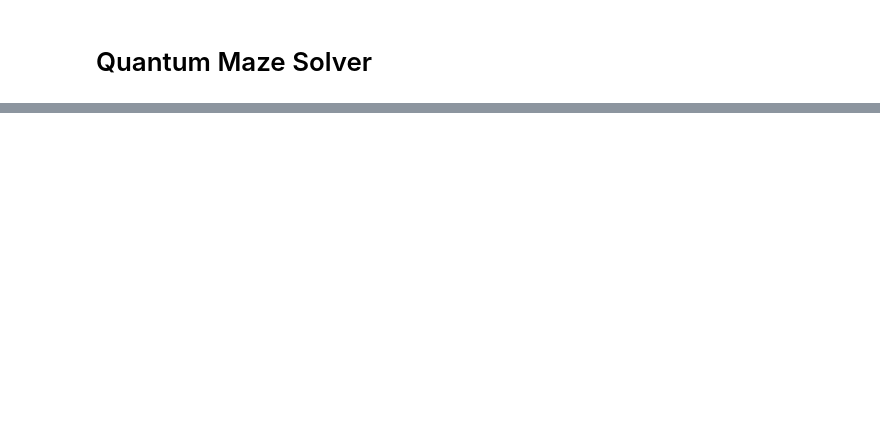
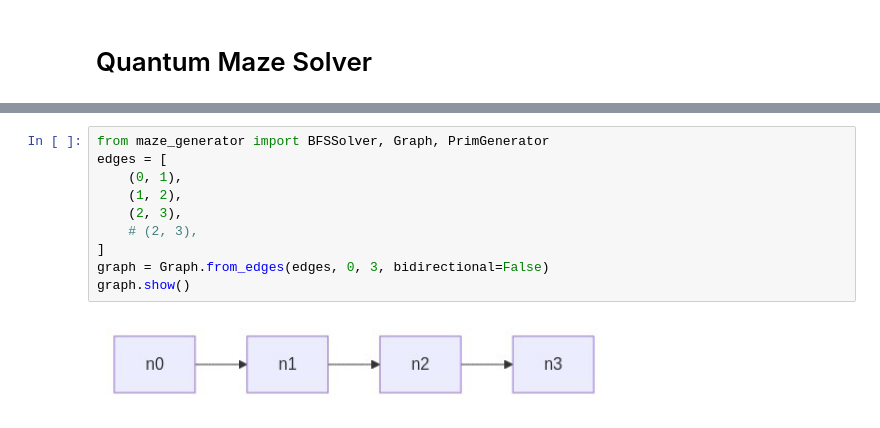
Before and after one commit to 1ngVG-QCCE/QuantumMazeSolver, a Jupyter notebook: maze_solver_tests.ipynb, the cells around one changed output, grey strips where cells are left out. Drawn from its saved outputs; the diff is of its cells as text; blank space fills up the shorter version.

```diff
--- a/maze_solver_tests.ipynb
+++ b/maze_solver_tests.ipynb
@@ -2,0 +104,12 @@
+# %%
+from maze_generator import BFSSolver, Graph, PrimGenerator
+edges = [
+    (0, 1),
+    (1, 2),
+    (2, 3),
+    # (2, 3),
+]
+graph = Graph.from_edges(edges, 0, 3, bidirectional=False)
+graph.show()
+# %% [output]
+[figure, added]
```
Also changed, not shown: parts of 18 cells of this notebook, 4 other files.
